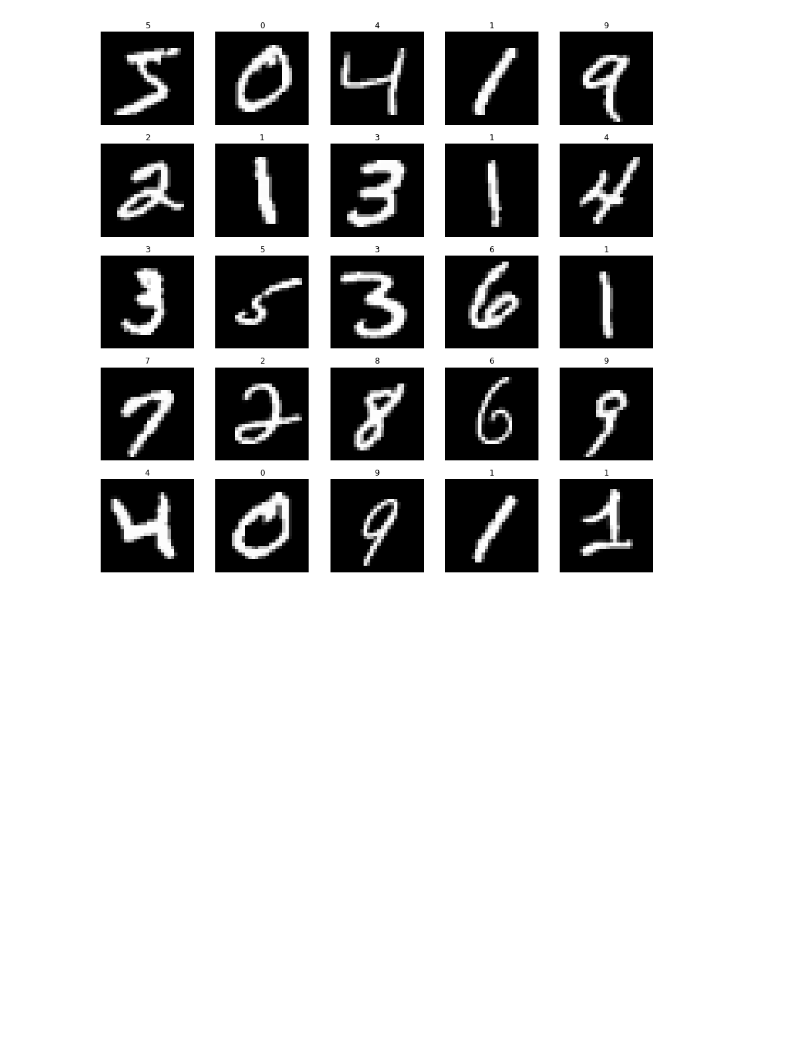
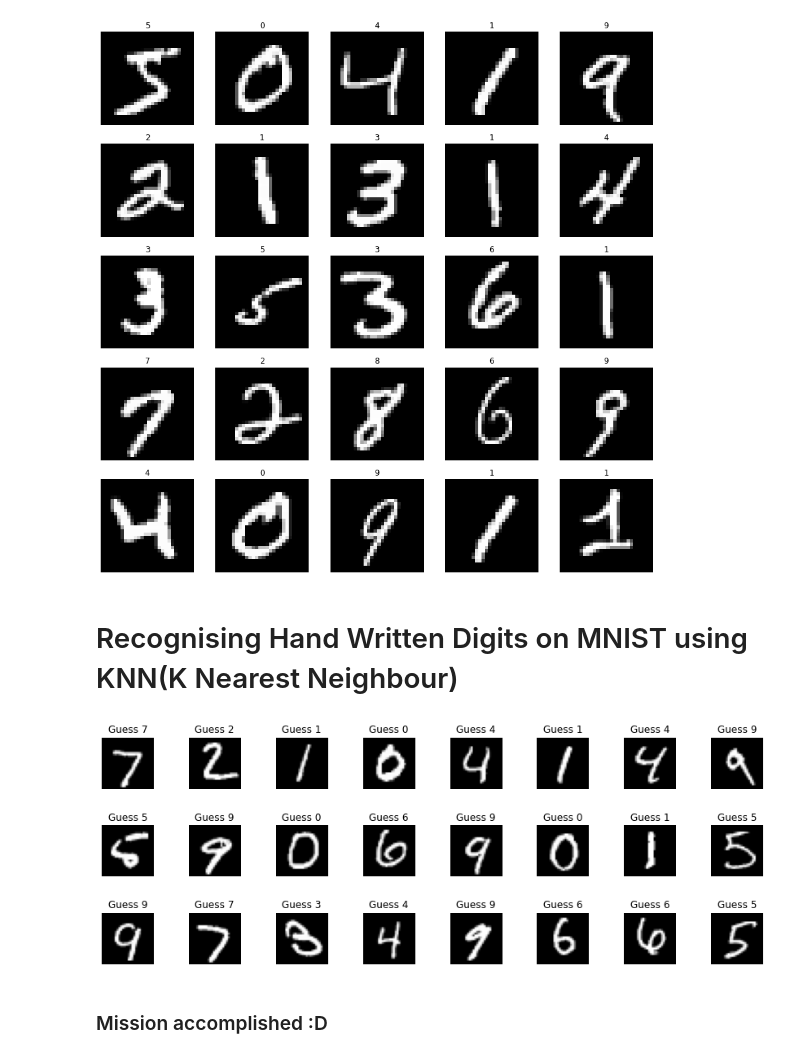
Before and after one commit to Adnan-shamsi/Mnist-writing, a Jupyter notebook: mnist_writing.ipynb, the cells around one changed output. Drawn from its saved outputs; the diff is of its cells as text; code cells hidden in the pictures; blank space fills up the shorter version.

Commit message:
handwritten mnist recognition using KNN

```diff
--- a/mnist_writing.ipynb
+++ b/mnist_writing.ipynb
@@ -47,6 +47,8 @@ Index(['label', '1x1', '1x2', '1x3', '1x4', '1x5', '1x6', '1x7', '1x8', '1x9',
 # %%
 Xtrain = train.iloc[:,1:]
 Ytrain = train.iloc[:,:1]
+Xtest = test.iloc[:,1:]
+Ytest = test.iloc[:,:1]
 # %% [markdown]
 ## Trying to visualise one image
 # %%
@@ -81,3 +83,36 @@ for i in range(25):
     plt.axis('off')
 # %% [output]
 [figure]
+# %% [markdown]
+# Recognising Hand Written Digits on MNIST using KNN(K Nearest Neighbour)
+# %%
+# every argument is of type pandas Dataframe
+
+def get_label(Xtrain, Ytrain, Xtest,row,col,plot_idx):
+    # converting every thing to numpy
+    Xtrain = Xtrain.values
+    Ytrain = Ytrain.values
+    Xtest  = Xtest.values
+    diff = Xtrain - Xtest.reshape(1,-1)
+    diff **= 2
+    res = np.array(np.sqrt(diff.sum(axis = 1)))
+    #since i dont know how to merge ndarray column wise in numpy and sort it therefore i have changed ndarray to DataFrame
+    df = pd.DataFrame(res)
+    df['1'] = Ytrain
+    df.columns = ['difference','label']
+    df = df.sort_values('difference')
+    plt.subplot(row,col,plot_idx)
+    plt.imshow(Xtest.reshape(28,-1),cmap='gray')
+    plt.axis('off')
+    plt.title(f'Guess {df.iloc[0,1]}')
+# %%
+plt.figure(figsize=(15,15))
+# set the spacing between subplots
+plt.subplots_adjust(hspace=0.7)
+
+for i in range(24):
+    get_label(Xtrain,Ytrain,Xtest.iloc[i],8,8,i+1)
+# %% [output]
+[figure, added]
+# %% [markdown]
+### Mission accomplished  :D
```
